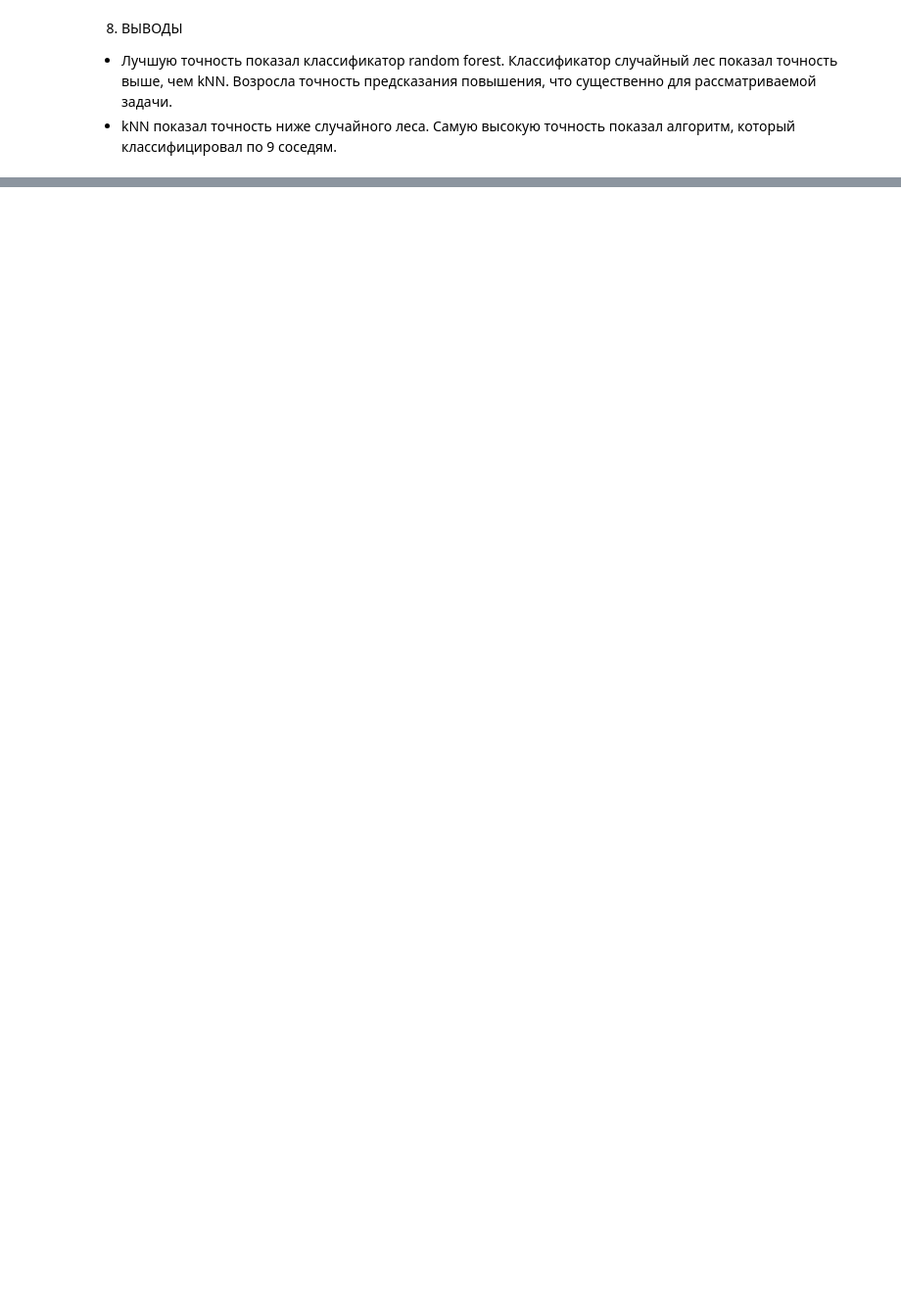
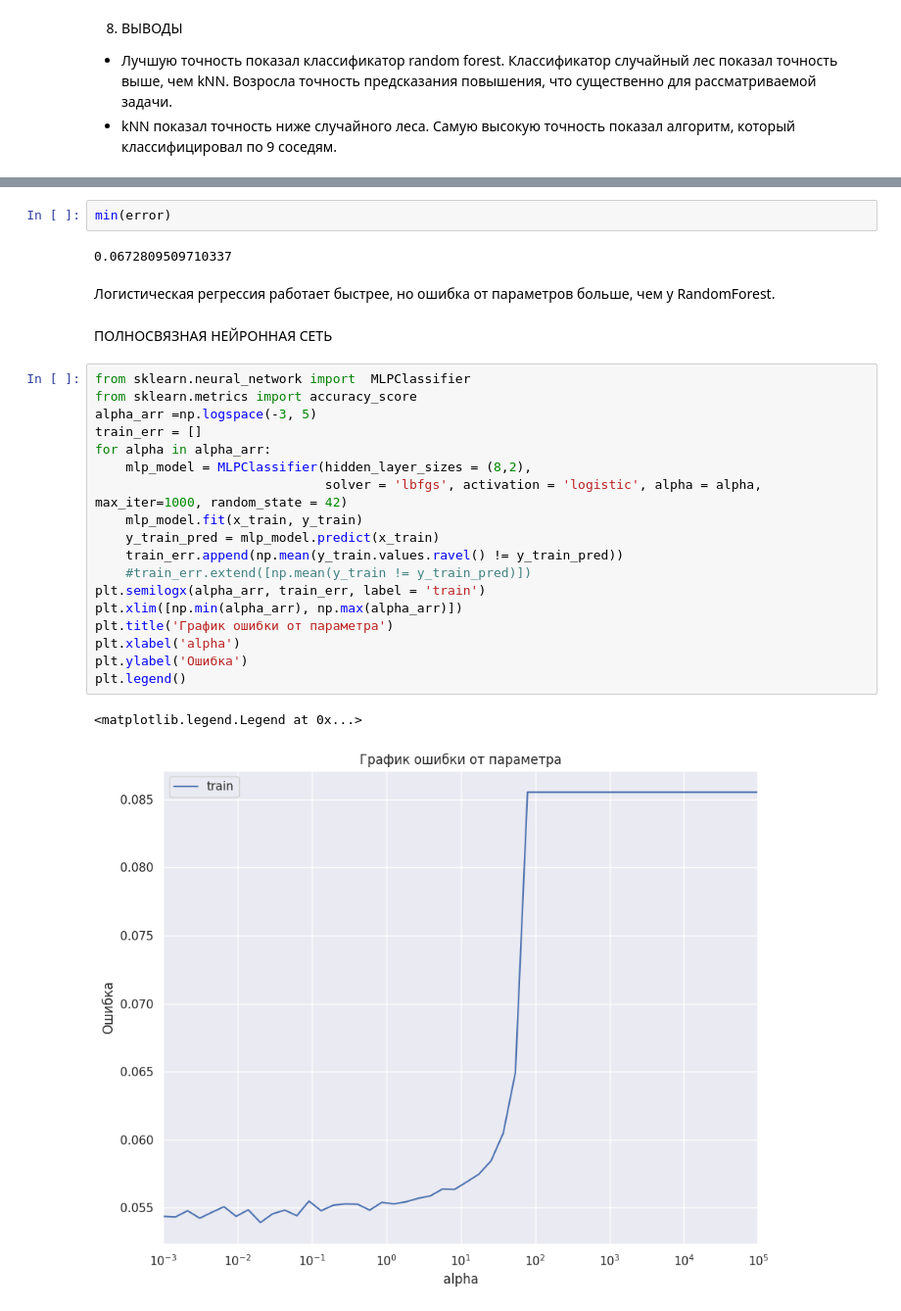
Before and after one commit to AleksNPC459/Machine-learning, a Jupyter notebook: Копия_блокнота__ML_Panov_382006_2_ipynb_.ipynb, the cells around one changed output, grey strips where cells are left out. Shown at 98% size. Saved outputs shown, nothing was run; the diff lists cells and outputs as text; blank space fills up the shorter version.

```diff
--- a/Копия_блокнота__ML_Panov_382006_2_ipynb_.ipynb
+++ b/Копия_блокнота__ML_Panov_382006_2_ipynb_.ipynb
@@ -463,0 +625,29 @@ sns.lineplot(x = 'size', y = 'value', hue = 'variable', data=pd.melt(accuracy, [
+# %%
+min(error)
+# %% [output]
+0.0672809509710337
+# %% [markdown]
+Логистическая регрессия работает быстрее, но ошибка от параметров больше, чем у RandomForest.
+# %% [markdown]
+ПОЛНОСВЯЗНАЯ НЕЙРОННАЯ СЕТЬ
+# %%
+from sklearn.neural_network import  MLPClassifier
+from sklearn.metrics import accuracy_score
+alpha_arr =np.logspace(-3, 5)
+train_err = []
+for alpha in alpha_arr:
+    mlp_model = MLPClassifier(hidden_layer_sizes = (8,2),
+                              solver = 'lbfgs', activation = 'logistic', alpha = alpha, max_iter=1000, random_state = 42)
+    mlp_model.fit(x_train, y_train)
+    y_train_pred = mlp_model.predict(x_train)
+    train_err.append(np.mean(y_train.values.ravel() != y_train_pred))
+    #train_err.extend([np.mean(y_train != y_train_pred)])
+plt.semilogx(alpha_arr, train_err, label = 'train')
+plt.xlim([np.min(alpha_arr), np.max(alpha_arr)])
+plt.title('График ошибки от параметра')
+plt.xlabel('alpha')
+plt.ylabel('Ошибка')
+plt.legend()
+# %% [output]
+<matplotlib.legend.Legend at 0x...>
+[figure, added]
```
Also changed, not shown: parts of 28 cells of this notebook.
